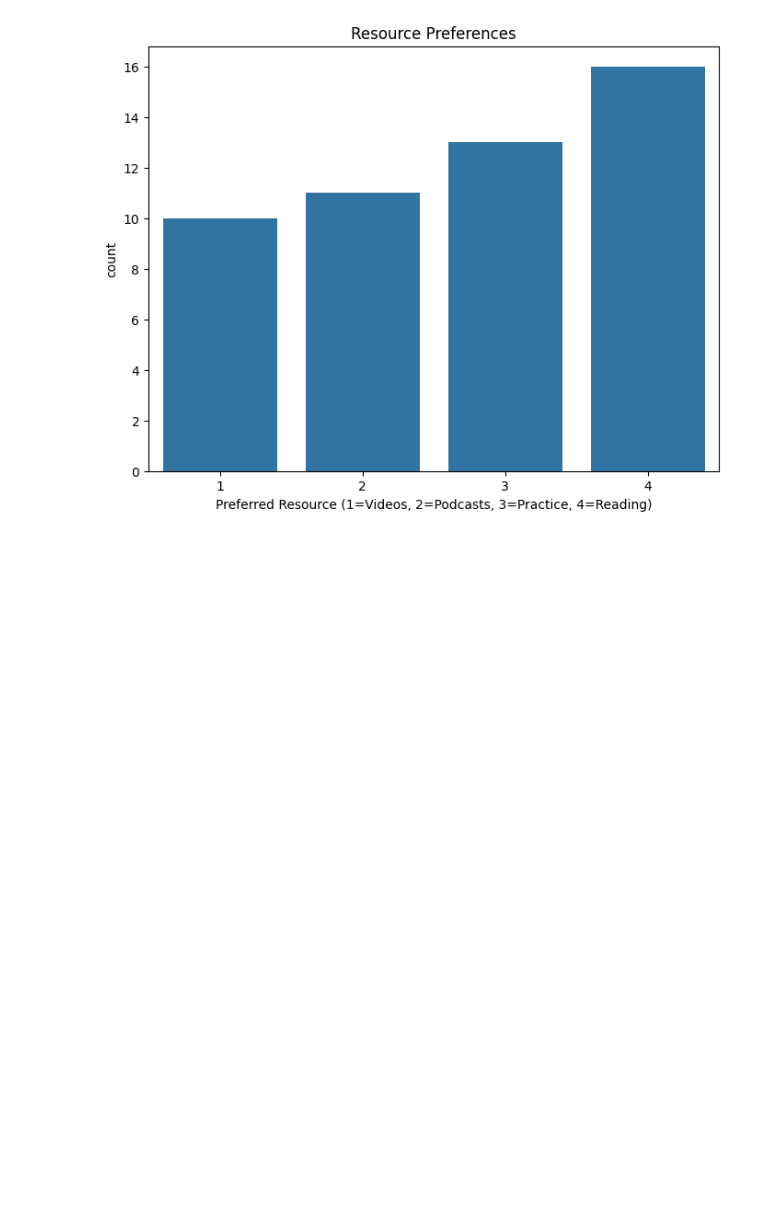
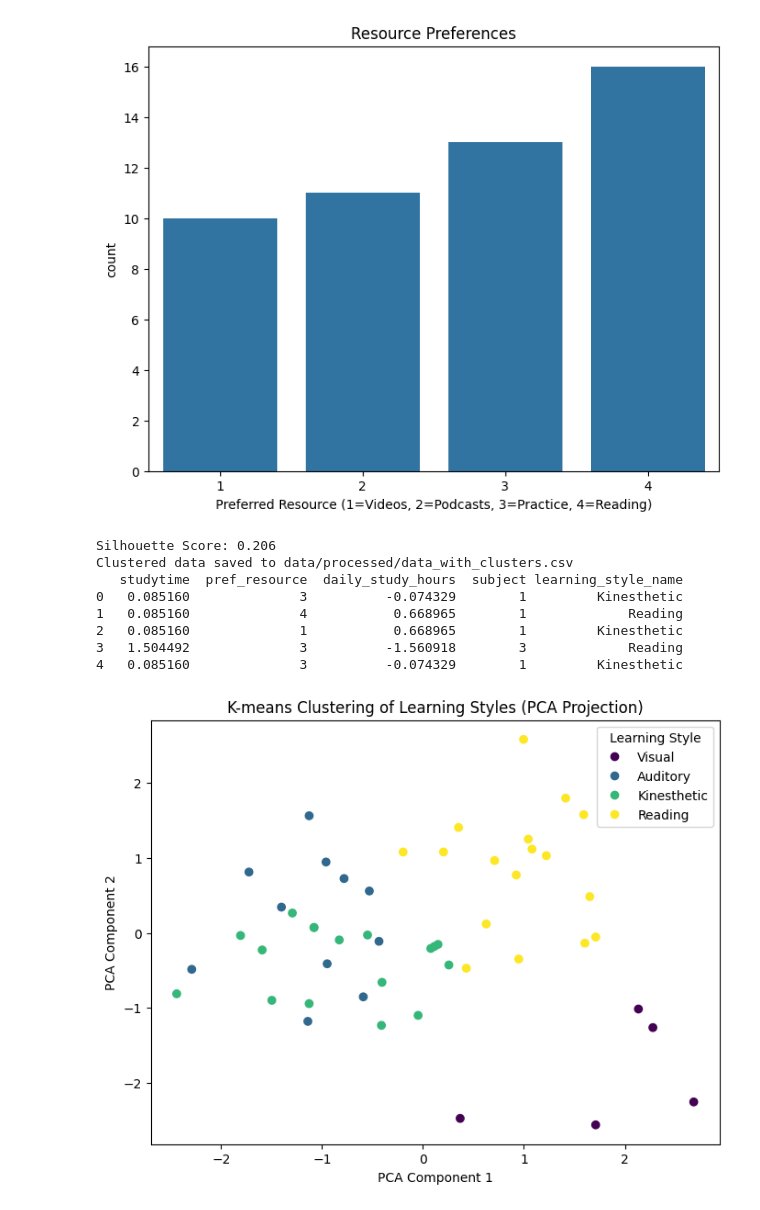
Before and after one commit to Samrawitgebremaryam/EduFit-Adaptive-Study-Companion, a Jupyter notebook: notebooks/EduFit_Model.ipynb, the cells around one changed output. Drawn from its saved outputs; the diff is of its cells as text; code cells hidden in the pictures; blank space fills up the shorter version.

Commit message:
K-means clustering: Identified 4 learning styles, saved data_with_clusters.csv, generated clusters.png

```diff
--- a/notebooks/EduFit_Model.ipynb
+++ b/notebooks/EduFit_Model.ipynb
@@ -112,3 +112,57 @@ plt.show()
 # %% [output]
 [figure]
 [figure]
+# %%
+# K-means Clustering
+import pandas as pd
+import numpy as np
+from sklearn.cluster import KMeans
+from sklearn.metrics import silhouette_score
+import matplotlib.pyplot as plt
+from sklearn.decomposition import PCA
+
+# Load processed data
+data = pd.read_csv('../data/processed/processed_data.csv')
+
+# Select features for clustering (exclude preferred_strategy)
+features = ['studytime', 'absences', 'pref_resource', 'daily_study_hours', 'subject']
+X = data[features]
+
+# Apply K-means clustering (k=4 for visual, auditory, kinesthetic, reading)
+kmeans = KMeans(n_clusters=4, random_state=42)
+data['learning_style'] = kmeans.fit_predict(X)
+
+# Calculate silhouette score
+silhouette_avg = silhouette_score(X, data['learning_style'])
+print(f"Silhouette Score: {silhouette_avg:.3f}")
+
+# Map cluster labels to learning styles (for interpretation)
+style_map = {0: 'Visual', 1: 'Auditory', 2: 'Kinesthetic', 3: 'Reading'}
+data['learning_style_name'] = data['learning_style'].map(style_map)
+
+# Save data with clusters
+data.to_csv('../data/processed/data_with_clusters.csv', index=False)
+print("Clustered data saved to data/processed/data_with_clusters.csv")
+print(data[['studytime', 'pref_resource', 'daily_study_hours', 'subject', 'learning_style_name']].head())
+
+# Visualize clusters using PCA (2D projection)
+pca = PCA(n_components=2)
+X_pca = pca.fit_transform(X)
+plt.figure(figsize=(8, 6))
+scatter = plt.scatter(X_pca[:, 0], X_pca[:, 1], c=data['learning_style'], cmap='viridis')
+plt.title('K-means Clustering of Learning Styles (PCA Projection)')
+plt.xlabel('PCA Component 1')
+plt.ylabel('PCA Component 2')
+plt.legend(handles=scatter.legend_elements()[0], labels=['Visual', 'Auditory', 'Kinesthetic', 'Reading'], title='Learning Style')
+plt.savefig('../figures/clusters.png')
+plt.show()
+# %% [output]
+Silhouette Score: 0.206
+Clustered data saved to data/processed/data_with_clusters.csv
+   studytime  pref_resource  daily_study_hours  subject learning_style_name
+0   0.085160              3          -0.074329        1         Kinesthetic
+1   0.085160              4           0.668965        1             Reading
+2   0.085160              1           0.668965        1         Kinesthetic
+3   1.504492              3          -1.560918        3             Reading
+4   0.085160              3          -0.074329        1         Kinesthetic
+[figure, added]
```
Also changed, not shown: 1 other file.
